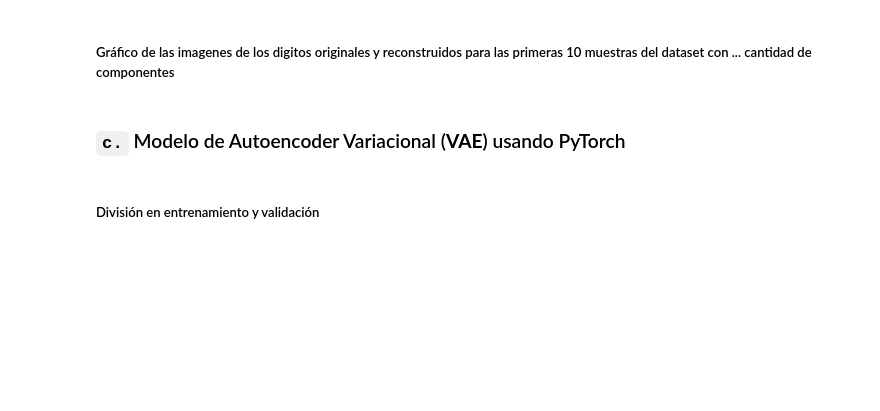
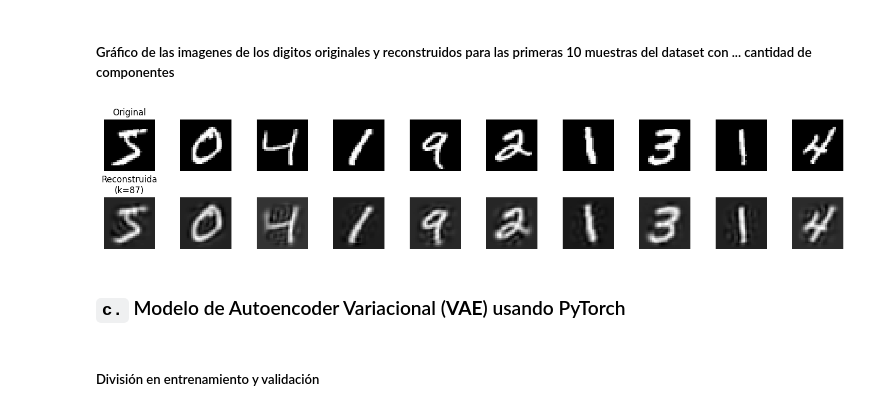
Before and after one commit to anatissera/Machine-Learning-Deep-Learning, a Jupyter notebook: Tissera_AnaPaula_TP4/Tissera_AnaPaula_Notebook_TP4.ipynb, the cells around one changed output. Saved outputs shown, nothing was run; the diff lists cells and outputs as text; code cells hidden in the pictures; blank space fills up the shorter version.

```diff
--- a/Tissera_AnaPaula_TP4/Tissera_AnaPaula_Notebook_TP4.ipynb
+++ b/Tissera_AnaPaula_TP4/Tissera_AnaPaula_Notebook_TP4.ipynb
@@ -397,5 +415,32 @@ MNIST_df.sample(5, random_state=SEED)
 # %% [markdown]
 ##### Gráfico de las imagenes de los digitos originales y reconstruidos para las primeras 10 muestras del dataset con ... cantidad de componentes
+# %%
+# --- 4) Volver a ajustar PCA con esa k ---
+pca_k = PCA(n_components=k_90).fit(X)
+X_proj = pca_k.transform(X)
+X_rec = pca_k.inverse_transform(X_proj)
+
+# --- 5) Graficar originales vs. reconstruidos (primeras 10 muestras) ---
+n_show = 10
+originals = X[:n_show].get().reshape(n_show, 28, 28)
+reconstructions = X_rec[:n_show].get().reshape(n_show, 28, 28)
+
+fig, axes = plt.subplots(2, n_show, figsize=(n_show*1.5, 3))
+for i in range(n_show):
+    # fila 0: original
+    axes[0, i].imshow(originals[i], cmap='gray')
+    axes[0, i].axis('off')
+    if i == 0:
+        axes[0, i].set_title('Original')
+    # fila 1: reconstruida
+    axes[1, i].imshow(reconstructions[i], cmap='gray')
+    axes[1, i].axis('off')
+    if i == 0:
+        axes[1, i].set_title('Reconstruida\n(k=%d)' % k_90)
+plt.tight_layout()
+plt.show()
+# %% [output]
+[figure, added]
 # %% [markdown]
 ### `c.` Modelo de Autoencoder Variacional (**VAE**) usando PyTorch
 # %% [markdown]
```
Also changed, not shown: parts of 12 cells of this notebook, 2 other files.
